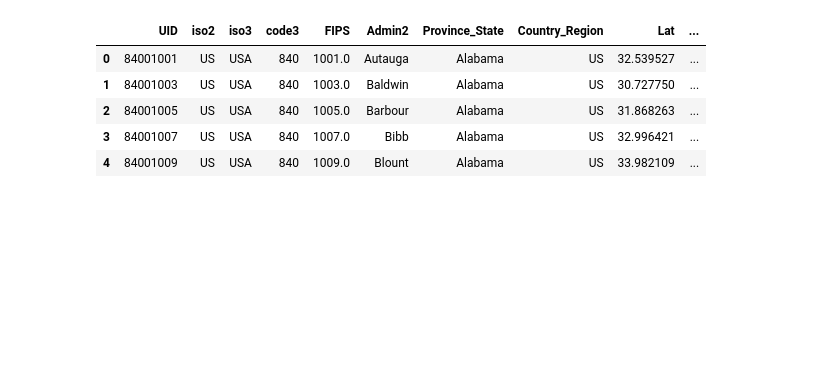
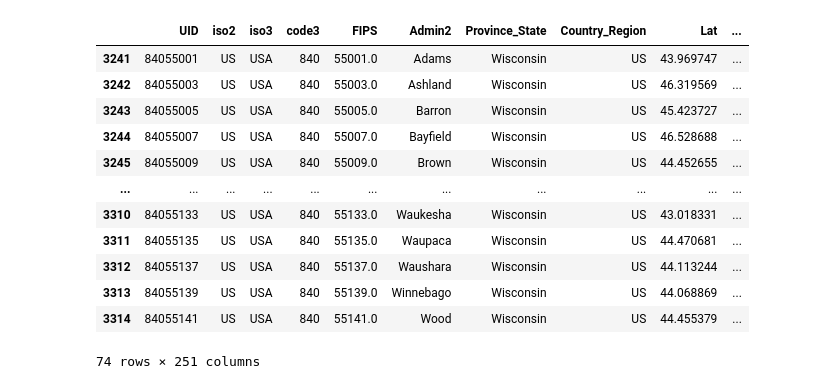
Before and after one commit to evanokeefe/covid-analysis, a Jupyter notebook: test.ipynb, the cells around one changed output. Cells and saved outputs as stored; diff of their text form; code cells hidden in the pictures; blank space fills up the shorter version.

Commit message:
Added daily and plot functionality

```diff
--- a/test.ipynb
+++ b/test.ipynb
@@ -1,20 +1,26 @@
 # %%
-from covid import get_data, get_state
+from covid import *
 import pandas as pd
 
 cases = 'https://raw.githubusercontent.com/CSSEGISandData/COVID-19/master/csse_covid_19_data/csse_covid_19_time_series/time_series_covid19_confirmed_US.csv'
 
-start = '1/29/20'
-end = '2/1/20'
 
-df = get_data(cases).head()
-headers = {head: idx for idx, head in enumerate(df.columns)}
-
-df
+df = get_data(cases)
+df = get_state(df, 'Wisconsin')
+df = select_dates(df)
+daily_cases(df, 5)
+#[5:]#.plot()
 # %% [output]
 |  | UID | iso2 | iso3 | code3 | FIPS | Admin2 | Province_State | Country_Region | Lat | ... |
-| 0 | 84001001 | US | USA | 840 | 1001.0 | Autauga | Alabama | US | 32.539527 | ... |
-| 1 | 84001003 | US | USA | 840 | 1003.0 | Baldwin | Alabama | US | 30.727750 | ... |
-| 2 | 84001005 | US | USA | 840 | 1005.0 | Barbour | Alabama | US | 31.868263 | ... |
-| 3 | 84001007 | US | USA | 840 | 1007.0 | Bibb | Alabama | US | 32.996421 | ... |
-| 4 | 84001009 | US | USA | 840 | 1009.0 | Blount | Alabama | US | 33.982109 | ... |
+| 3241 | 84055001 | US | USA | 840 | 55001.0 | Adams | Wisconsin | US | 43.969747 | ... |
+| 3242 | 84055003 | US | USA | 840 | 55003.0 | Ashland | Wisconsin | US | 46.319569 | ... |
+| 3243 | 84055005 | US | USA | 840 | 55005.0 | Barron | Wisconsin | US | 45.423727 | ... |
+| 3244 | 84055007 | US | USA | 840 | 55007.0 | Bayfield | Wisconsin | US | 46.528688 | ... |
+| 3245 | 84055009 | US | USA | 840 | 55009.0 | Brown | Wisconsin | US | 44.452655 | ... |
+| ... | ... | ... | ... | ... | ... | ... | ... | ... | ... | ... |
+| 3310 | 84055133 | US | USA | 840 | 55133.0 | Waukesha | Wisconsin | US | 43.018331 | ... |
+| 3311 | 84055135 | US | USA | 840 | 55135.0 | Waupaca | Wisconsin | US | 44.470681 | ... |
+| 3312 | 84055137 | US | USA | 840 | 55137.0 | Waushara | Wisconsin | US | 44.113244 | ... |
+| 3313 | 84055139 | US | USA | 840 | 55139.0 | Winnebago | Wisconsin | US | 44.068869 | ... |
+| 3314 | 84055141 | US | USA | 840 | 55141.0 | Wood | Wisconsin | US | 44.455379 | ... |
+74 rows × 251 columns
```
Also changed, not shown: parts of 2 cells of this notebook, 2 other files.
